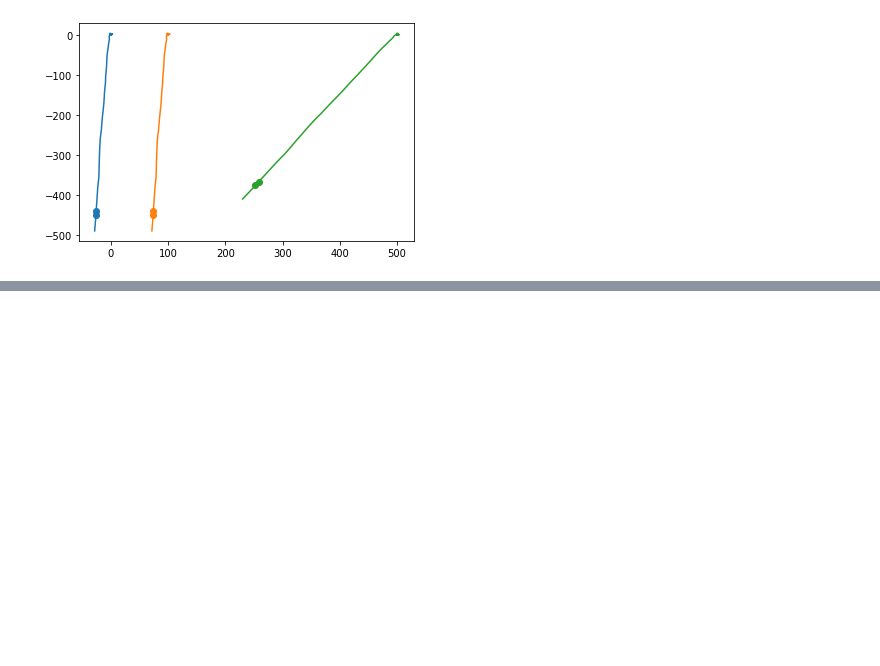
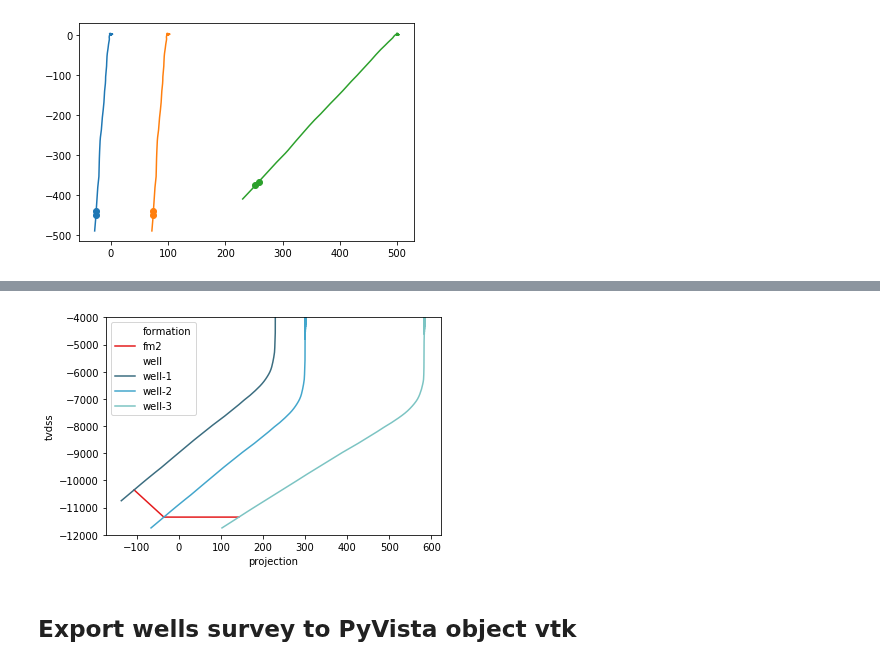
Before and after one commit to scuervo91/reservoirpy, a Jupyter notebook: examples/welllogs/1-basics/2-groups_wells.ipynb, the cells around one changed output, grey strips where cells are left out. Saved outputs shown, nothing was run; the diff lists cells and outputs as text; code cells hidden in the pictures; blank space fills up the shorter version.

```diff
--- a/examples/welllogs/1-basics/2-groups_wells.ipynb
+++ b/examples/welllogs/1-basics/2-groups_wells.ipynb
@@ -168,0 +234,7 @@ sns.lineplot(x='projection',y='tvdss', data=surv,
+# %%
+
+g1.structural_view(azi=45,ylims=[-4000,-12000],formations=['fm2'])
+# %% [output]
+[figure, added]
+# %% [markdown]
+## Export wells survey to PyVista object vtk
```
Also changed, not shown: parts of 21 cells of this notebook, 1 other file.
